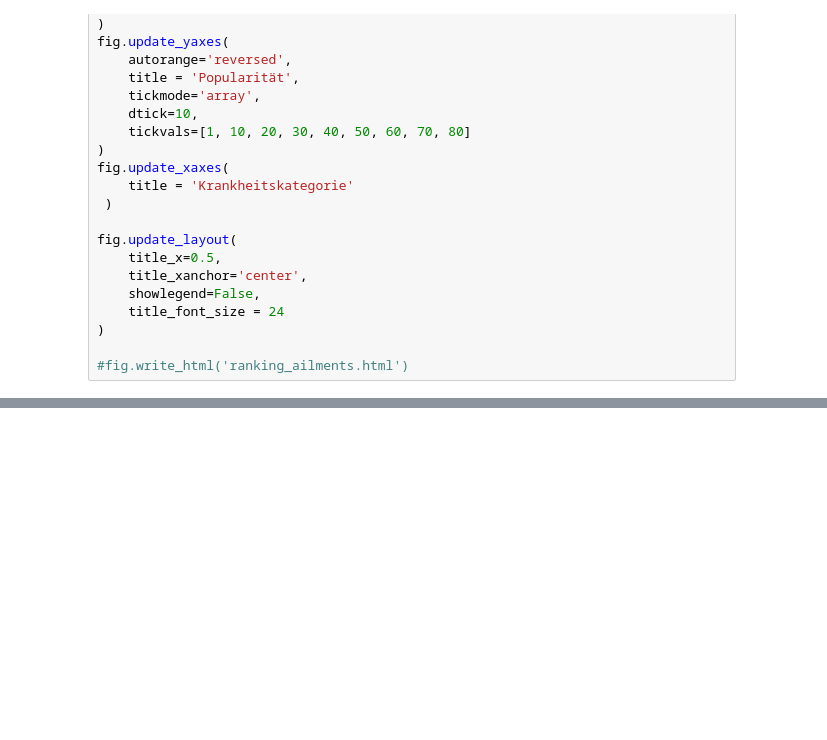
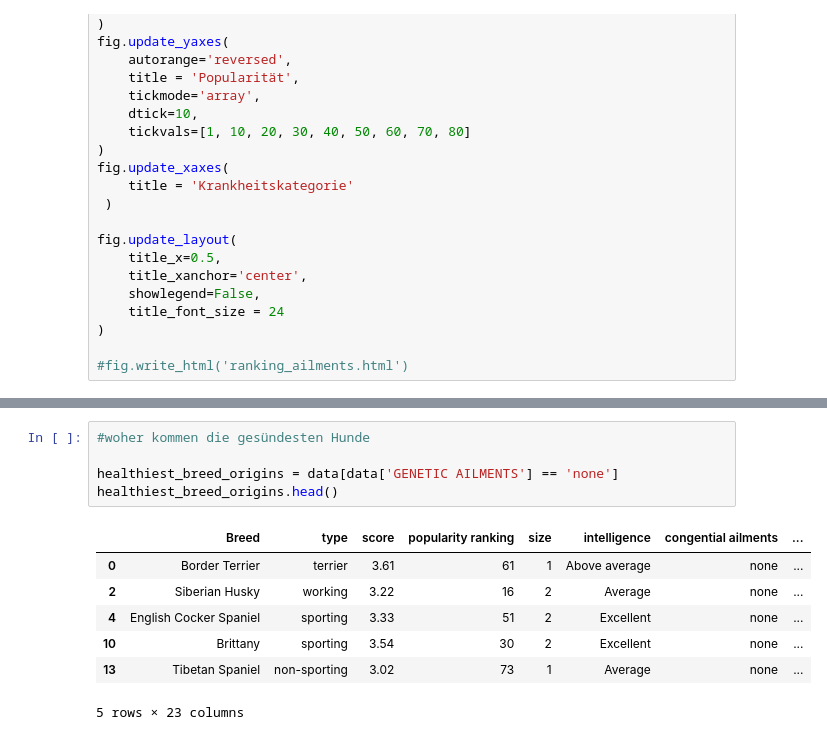
Before and after one commit to PiniPinella/TheDogFiles, a Jupyter notebook: analysis/laura.ipynb, the cells around one changed output, grey strips where cells are left out. Saved outputs shown, nothing was run; the diff lists cells and outputs as text; blank space fills up the shorter version.

```diff
--- a/analysis/laura.ipynb
+++ b/analysis/laura.ipynb
@@ -407,2 +416,15 @@ fig.update_yaxes(
 
 #fig.write_html('ranking_ailments_violin.html')
+# %%
+#woher kommen die gesündesten Hunde
+
+healthiest_breed_origins = data[data['GENETIC AILMENTS'] == 'none']
+healthiest_breed_origins.head()
+# %% [output]
+|  | Breed | type | score | popularity ranking | size | intelligence | congential ailments | ... |
+| 0 | Border Terrier | terrier | 3.61 | 61 | 1 | Above average | none | ... |
+| 2 | Siberian Husky | working | 3.22 | 16 | 2 | Average | none | ... |
+| 4 | English Cocker Spaniel | sporting | 3.33 | 51 | 2 | Excellent | none | ... |
+| 10 | Brittany | sporting | 3.54 | 30 | 2 | Excellent | none | ... |
+| 13 | Tibetan Spaniel | non-sporting | 3.02 | 73 | 1 | Average | none | ... |
+5 rows × 23 columns
```
Also changed, not shown: parts of 7 cells of this notebook, 4 other files.
